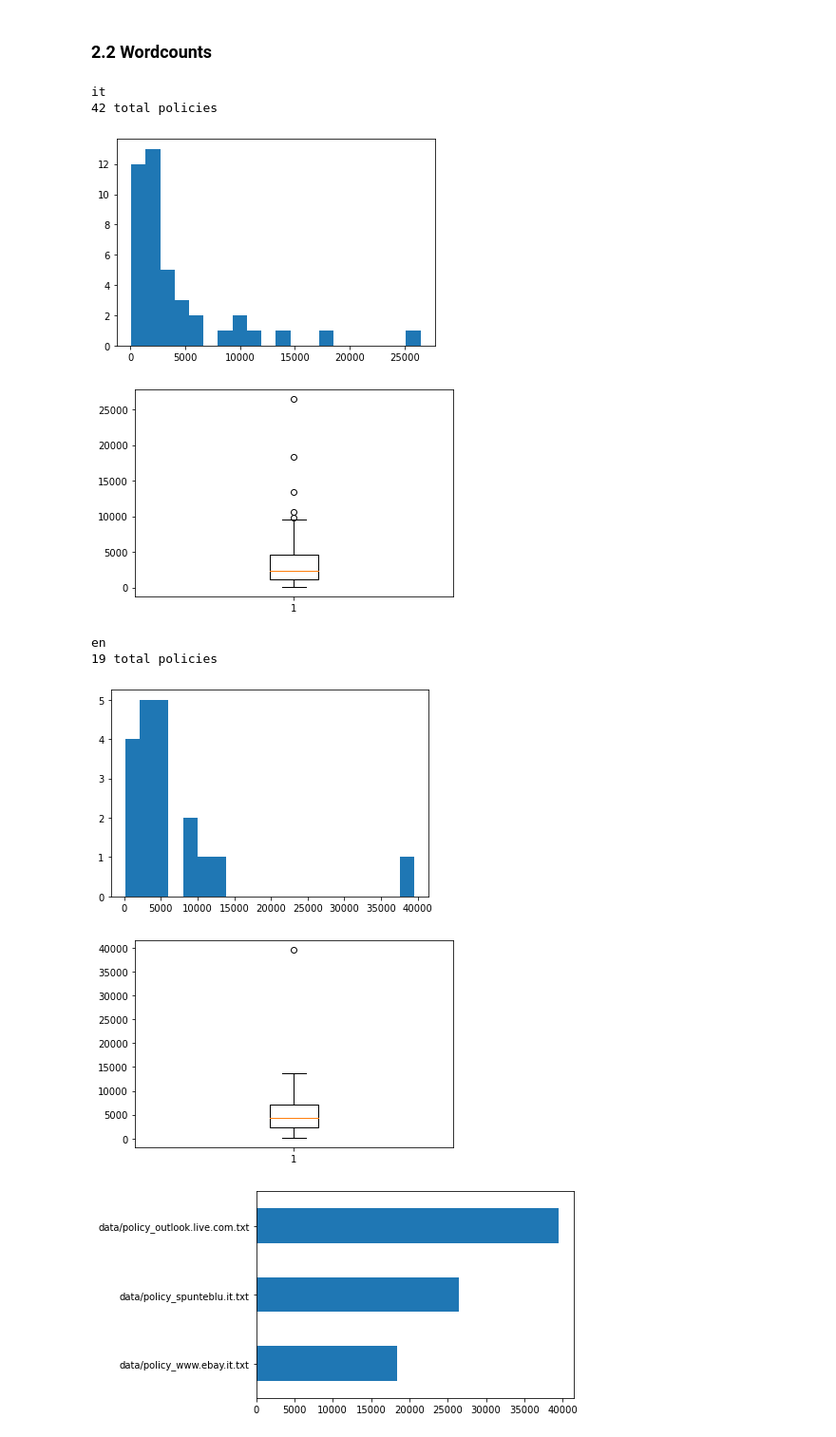
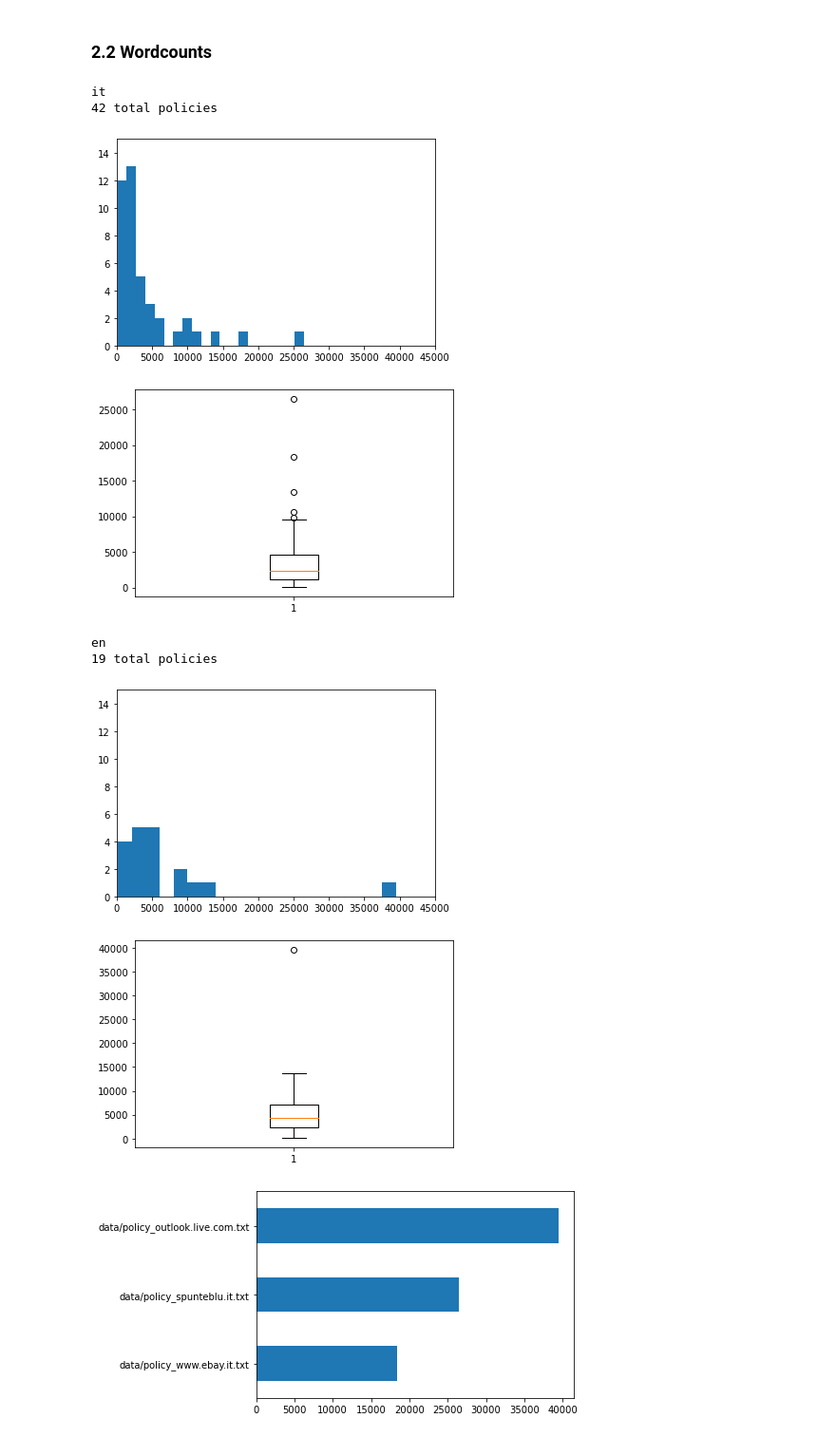
Before and after one commit to gbrsni/policySpider, a Jupyter notebook: Policy analysis.ipynb, the cells around one changed output. Shown at 95% size. Cells and saved outputs as stored; diff of their text form; code cells hidden in the pictures.

Commit message:
Using same scale in wordcount histograms (boxplots don't work tho)

```diff
--- a/Policy analysis.ipynb
+++ b/Policy analysis.ipynb
@@ -107,6 +107,7 @@ plt.show()
 # %%
 # Simple analysis i.e. wordcount
 # Include language in wordcount?
+# Maybe use same scale in all graphs?
 
 # policy_files = []
 # for filename in policy_file_names:
@@ -117,37 +118,44 @@ for language in pd.Series(languages).value_counts().keys():
     policy_files = []
     for filename in languages.keys():
         if languages[filename] == language:
             filename = filename[len("data/"):]
             policy_files.append(open(DATADIR + filename))
 
     print(language)
     print(str(len(policy_files)) + " total policies")
 
     wordcounts = []
     for file in policy_files:
         wordcounts.append(len(file.read().split()))
 
+    plt.ylim(0, 15)
+    plt.xlim(0, 45000)
     plt.hist(wordcounts, 20)
     plt.show()
+
+#     plt.ylim(0.0, 1.0)
+#     plt.xlim(0.0, 45000.0)
+#     print(plt.ylim())
+#     print(plt.xlim())
     plt.boxplot(wordcounts)
     plt.show()
 
 
 # wordcounts = []
 # for file in policy_files:
 #     wordcounts.append(len(file.read().split()))
 
 # plt.hist(wordcounts, 20)
 # plt.show()
 # plt.boxplot(wordcounts)
 # plt.show()
 # %% [output]
 it
 42 total policies
-[figure, old version]
+[figure, new version]
 [figure]
 en
 19 total policies
-[figure, old version]
+[figure, new version]
 [figure]
 # %%
```
Also changed, not shown: parts of 1 cell of this notebook.
